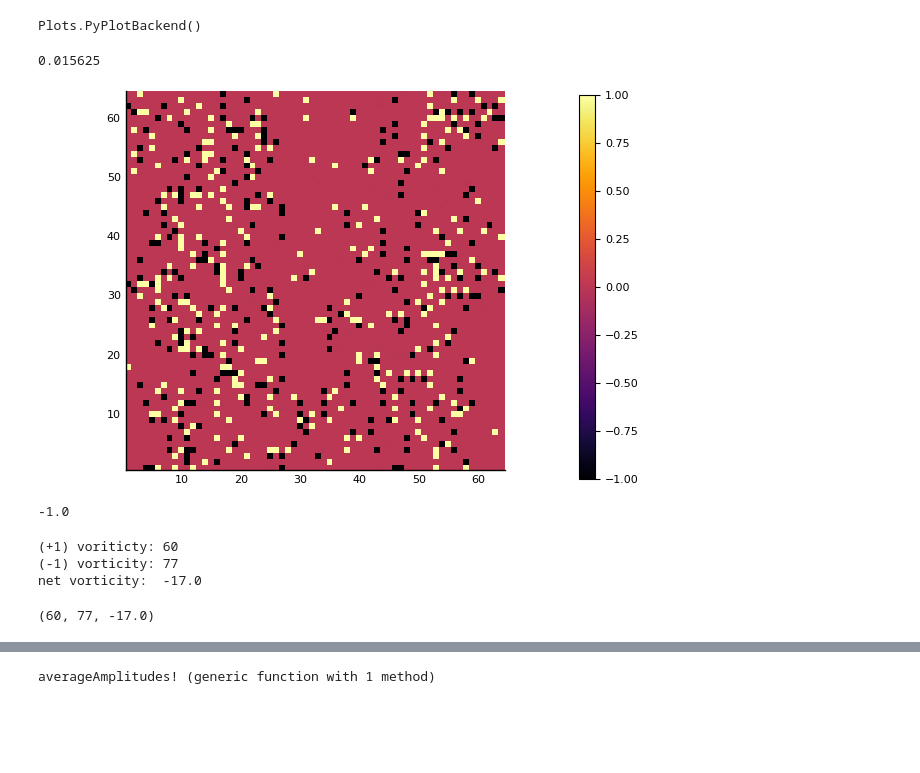
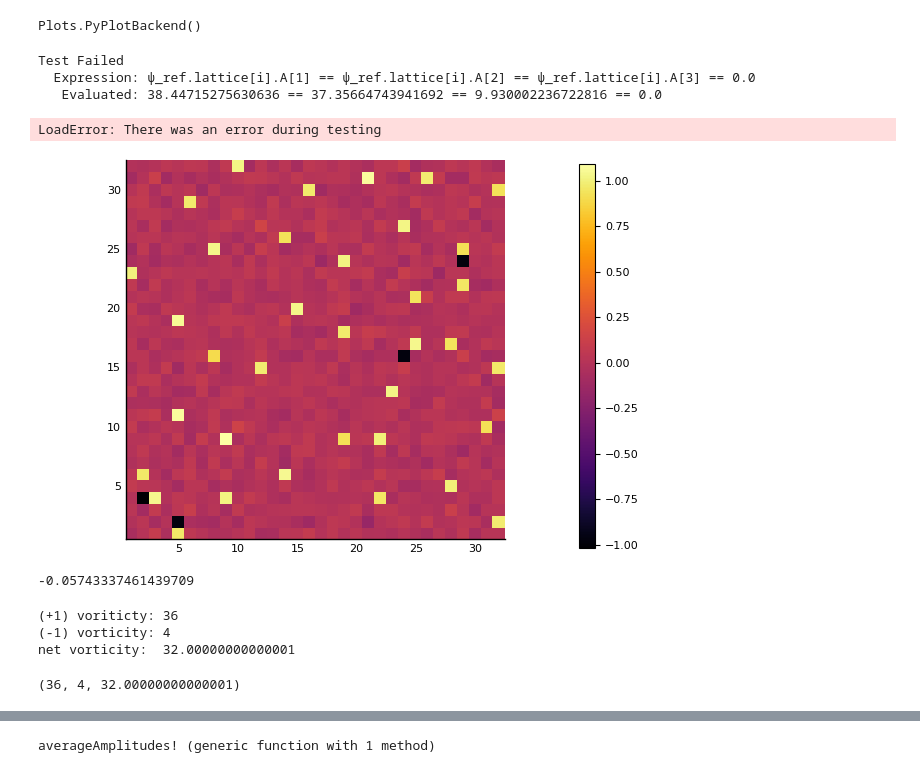
Before and after one commit to 9cco/finite-temp-vortex-lattice, a Jupyter notebook: Notebooks/Driver.ipynb, the cells around one changed output, grey strips where cells are left out. Saved outputs shown, nothing was run; the diff lists cells and outputs as text; code cells hidden in the pictures; blank space fills up the shorter version.

Commit message:
Added some plots of the vortex lattice

```diff
--- a/Notebooks/Driver.ipynb
+++ b/Notebooks/Driver.ipynb
@@ -40,7 +40,7 @@ H = 0.005   # External field
 # Other parameters
 L = 32     # System length
 L₃ = 12
-T = 0.2#2.85 #0.11039   # Temperature
+T = 2.85 #0.11039   # Temperature
 γ = 1.0    # Order parameter amplitud
 κ₅ = 1.0
 
@@ -149,24 +171,27 @@ for i = 1:length(ψ_ref.lattice)
 end
 ψ_ref.consts.f
 # %% [output]
-0.015625
+Test Failed
+  Expression: ψ_ref.lattice[i].A[1] == ψ_ref.lattice[i].A[2] == ψ_ref.lattice[i].A[3] == 0.0
+   Evaluated: 38.44715275630636 == 37.35664743941692 == 9.930002236722816 == 0.0
+LoadError: There was an error during testing
 # %%
 V⁺, V⁻ = vortexSnapshot(ψ_ref);
 V⁺ = V⁺/two_pi; V⁻ = V⁻/two_pi
-heatmap(1:L, 1:L, V⁺[:,:,5], aspect_ratio=1)
+heatmap(1:L, 1:L, V⁺[:,:,7], aspect_ratio=1)
 # %% [output]
-[figure, old version]
+[figure, new version]
 # %%
-V⁺[1,4,5]
+V⁺[1,4,1]
 # %% [output]
--1.0
+-0.05743337461439709
 # %%
-vorticitySum(V⁺[:,:,1], visible=true)
+vorticitySum(V⁺[:,:,7], visible=true)
 # %% [output]
-(+1) voriticty: 60
-(-1) vorticity: 77
-net vorticity:  -17.0
+(+1) voriticty: 36
+(-1) vorticity: 4
+net vorticity:  32.00000000000001
-(60, 77, -17.0)
+(36, 4, 32.00000000000001)
 # %%
 # Let's measure the average number of vorticies in the planes
 sum_1 = Array{Int64, 1}(L₃); sum_m1 = Array{Int64, 1}(L₃); sum_net = Array{Float64, 1}(L₃);
```
Also changed, not shown: parts of 13 cells of this notebook.
